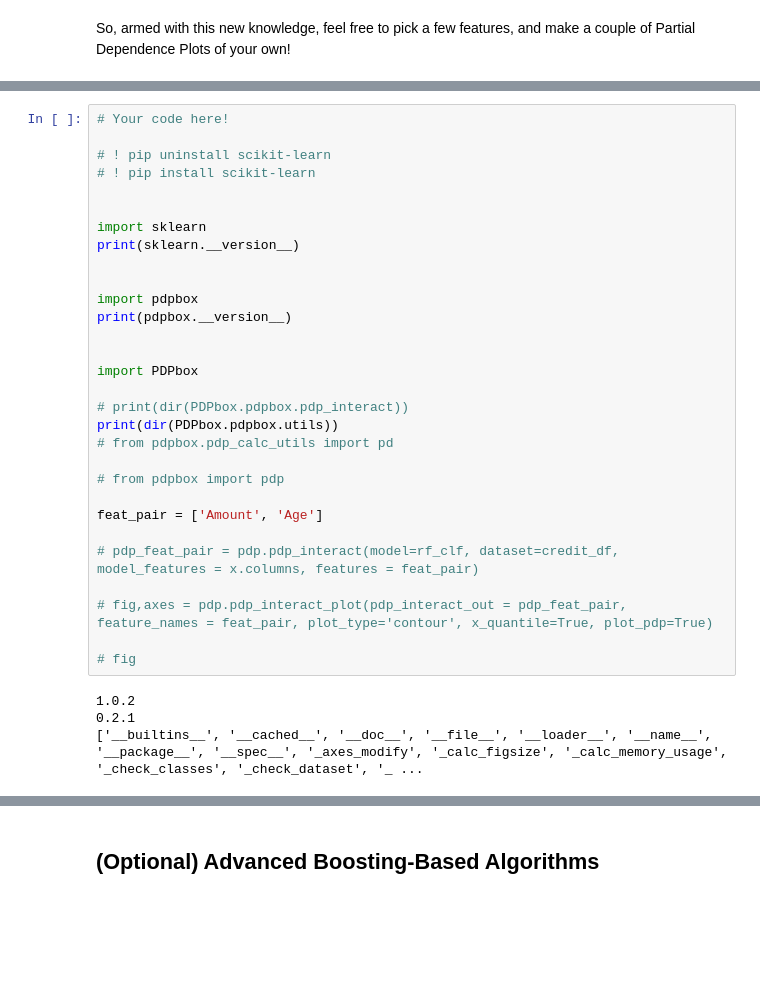
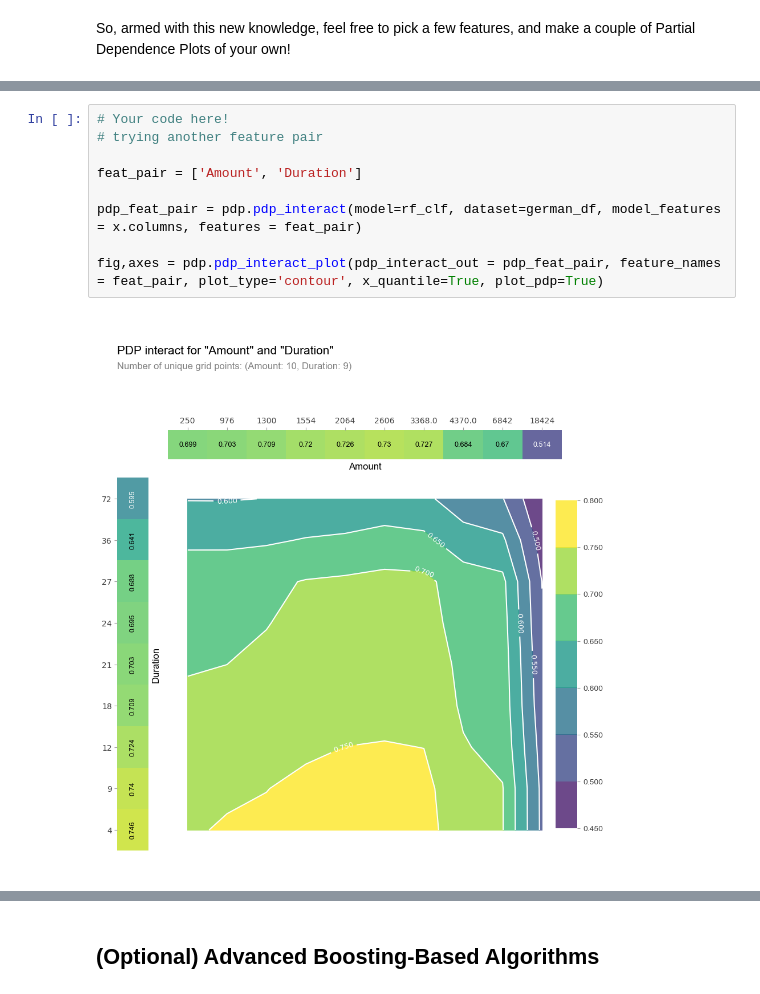
Before and after one commit to kwcode2016/mec-13.5.1-tree-based-algorithms-mini-project, a Jupyter notebook: Mini_Project_Tree-Based_Algorithms.ipynb, the cells around one changed output, grey strips where cells are left out. Drawn from its saved outputs; the diff is of its cells as text; blank space fills up the shorter version.

```diff
--- a/Mini_Project_Tree-Based_Algorithms.ipynb
+++ b/Mini_Project_Tree-Based_Algorithms.ipynb
@@ -259,34 +302,11 @@ So, armed with this new knowledge, feel free to pick a few features, and make a
 # %%
 # Your code here!
+# trying another feature pair
 
-# ! pip uninstall scikit-learn
-# ! pip install scikit-learn
+feat_pair = ['Amount', 'Duration']
 
+pdp_feat_pair = pdp.pdp_interact(model=rf_clf, dataset=german_df, model_features = x.columns, features = feat_pair)
 
-import sklearn
-print(sklearn.__version__)
-
-
-import pdpbox
-print(pdpbox.__version__)
-
-
-import PDPbox
-
-# print(dir(PDPbox.pdpbox.pdp_interact))
-print(dir(PDPbox.pdpbox.utils))
-# from pdpbox.pdp_calc_utils import pd
-
-# from pdpbox import pdp
-
-feat_pair = ['Amount', 'Age']
-
-# pdp_feat_pair = pdp.pdp_interact(model=rf_clf, dataset=credit_df, model_features = x.columns, features = feat_pair)
-
-# fig,axes = pdp.pdp_interact_plot(pdp_interact_out = pdp_feat_pair, feature_names = feat_pair, plot_type='contour', x_quantile=True, plot_pdp=True)
-
-# fig
+fig,axes = pdp.pdp_interact_plot(pdp_interact_out = pdp_feat_pair, feature_names = feat_pair, plot_type='contour', x_quantile=True, plot_pdp=True)
 # %% [output]
-1.0.2
-0.2.1
-['__builtins__', '__cached__', '__doc__', '__file__', '__loader__', '__name__', '__package__', '__spec__', '_axes_modify', '_calc_figsize', '_calc_memory_usage', '_check_classes', '_check_dataset', '_ ...
+[figure, added]
```
Also changed, not shown: parts of 13 cells of this notebook.
